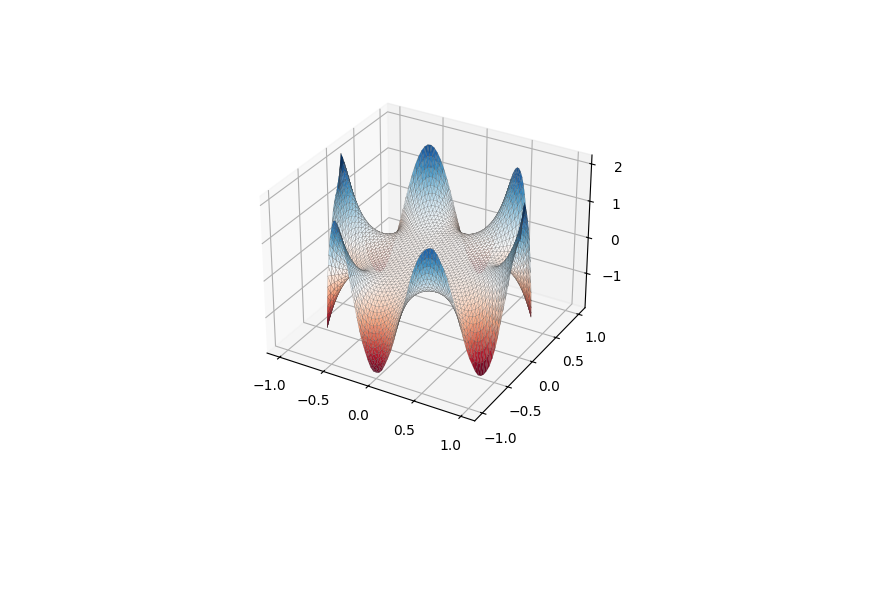
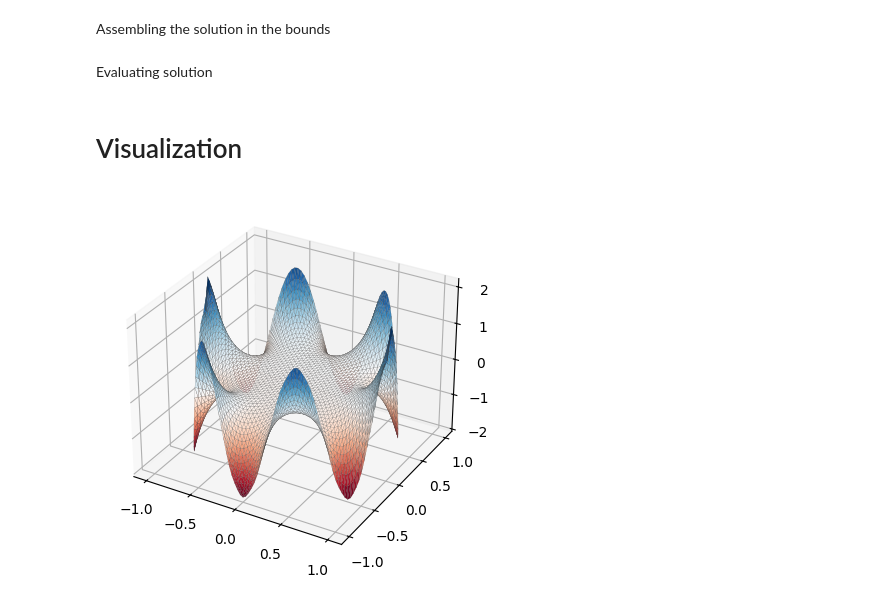
Before and after one commit to Ph0n1x0/FMM-BEM-, a Jupyter notebook: example_use.ipynb, the cells around one changed output. Saved outputs shown, nothing was run; the diff lists cells and outputs as text; code cells hidden in the pictures; blank space fills up the shorter version.

```diff
--- a/example_use.ipynb
+++ b/example_use.ipynb
@@ -187,4 +128,6 @@ A_operator = LinearOperator(shape, matvec=matvec_A)
 sol,_ = gmres(A_operator, rhs_modified)
+# %% [markdown]
+Assembling the solution in the bounds
 # %%
 u_bound = np.zeros_like(sol)
 q_bound = np.zeros_like(sol)
@@ -192,9 +135,13 @@ u_bound[id_dir] = rhs[id_dir]
 u_bound[id_neu] = sol[id_neu]
 q_bound[id_dir] = sol[id_dir]
 q_bound[id_neu] = rhs[id_neu]
+# %% [markdown]
+Evaluating solution
 # %%
-solution_1 = eval_sol(mesh.points[:, :2], coords, elems, u_bound, q_bound)
+solution = eval_sol(mesh.points[:, :2], coords, elems, u_bound, q_bound)
+# %% [markdown]
+# Visualization
 # %%
-ax = surf_plot(mesh, 4, solution_1)
+ax = surf_plot(mesh, 4, solution)
 # %% [output]
-[figure, old version]
+[figure, new version]
```
Also changed, not shown: parts of 14 cells of this notebook, 3 other files.
